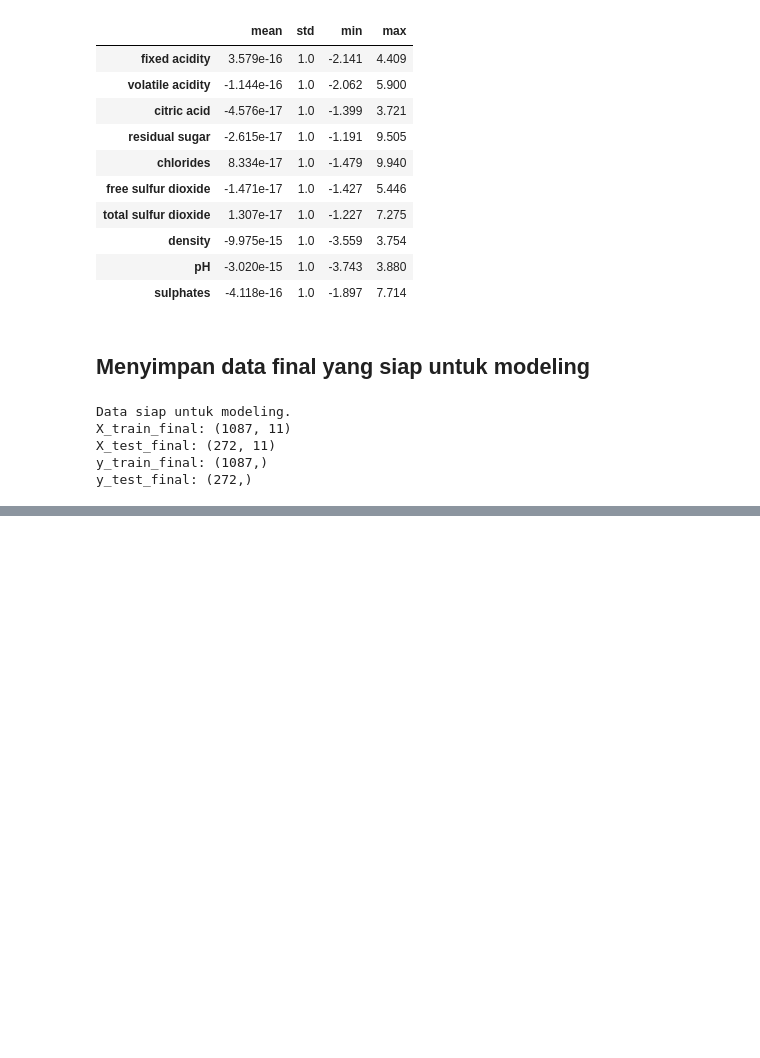
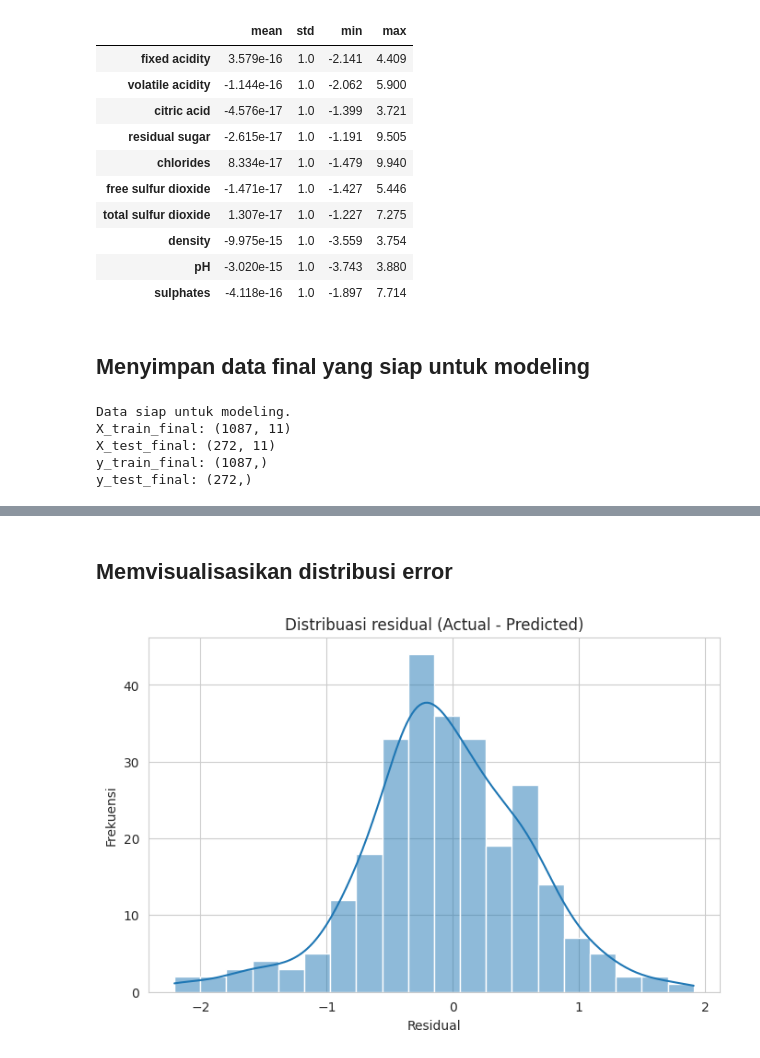
Before and after one commit to r021n/simple-machine-learing, a Jupyter notebook: Wine_Quality_Prediction.ipynb, the cells around one changed output, grey strips where cells are left out. Saved outputs shown, nothing was run; the diff lists cells and outputs as text; code cells hidden in the pictures; blank space fills up the shorter version.

```diff
--- a/Wine_Quality_Prediction.ipynb
+++ b/Wine_Quality_Prediction.ipynb
@@ -522,0 +628,13 @@ y_test_final: (272,)
+# %% [markdown]
+## Memvisualisasikan distribusi error
+# %%
+residuals = y_test_final - y_test_pred
+
+plt.figure(figsize=(8, 5))
+sns.histplot(residuals, bins=20, kde=True)
+plt.title("Distribuasi residual (Actual - Predicted)")
+plt.xlabel("Residual")
+plt.ylabel("Frekuensi")
+plt.show()
+# %% [output]
+[figure, added]
```
Also changed, not shown: parts of 19 cells of this notebook.
